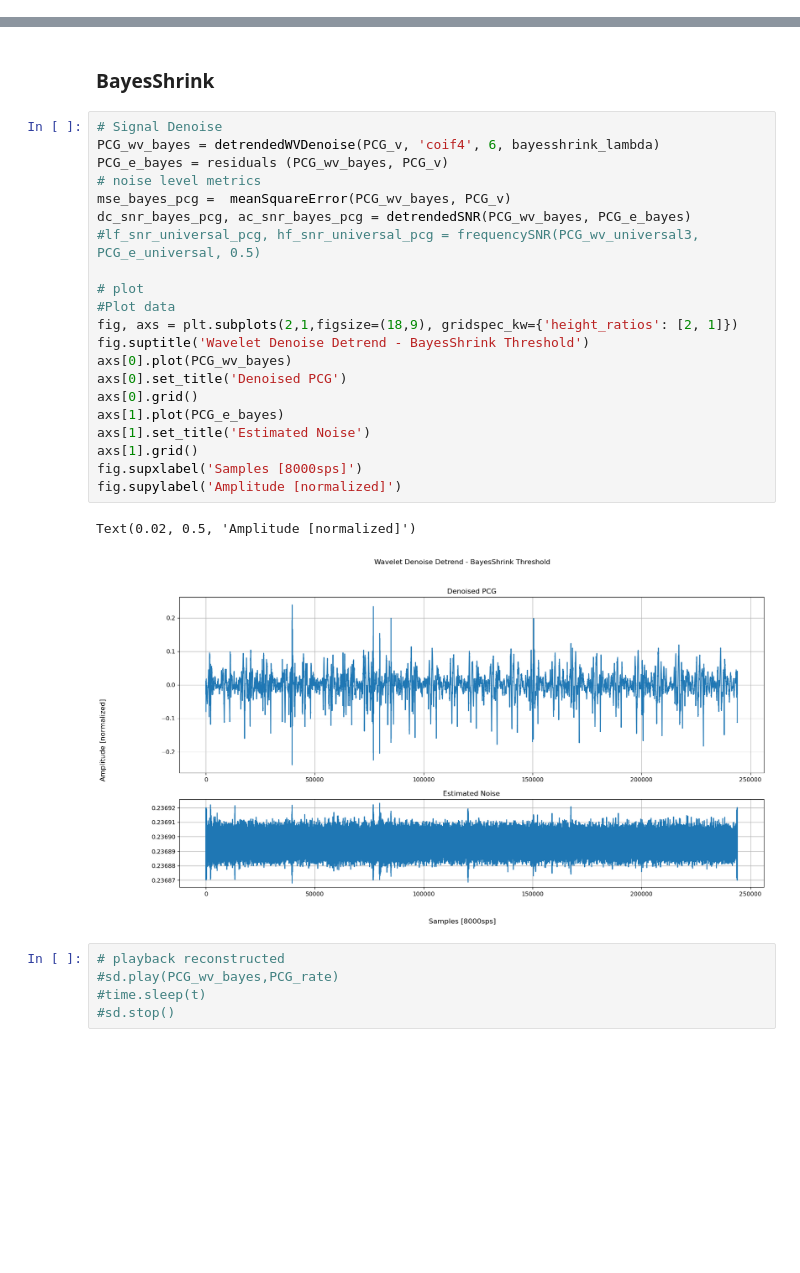
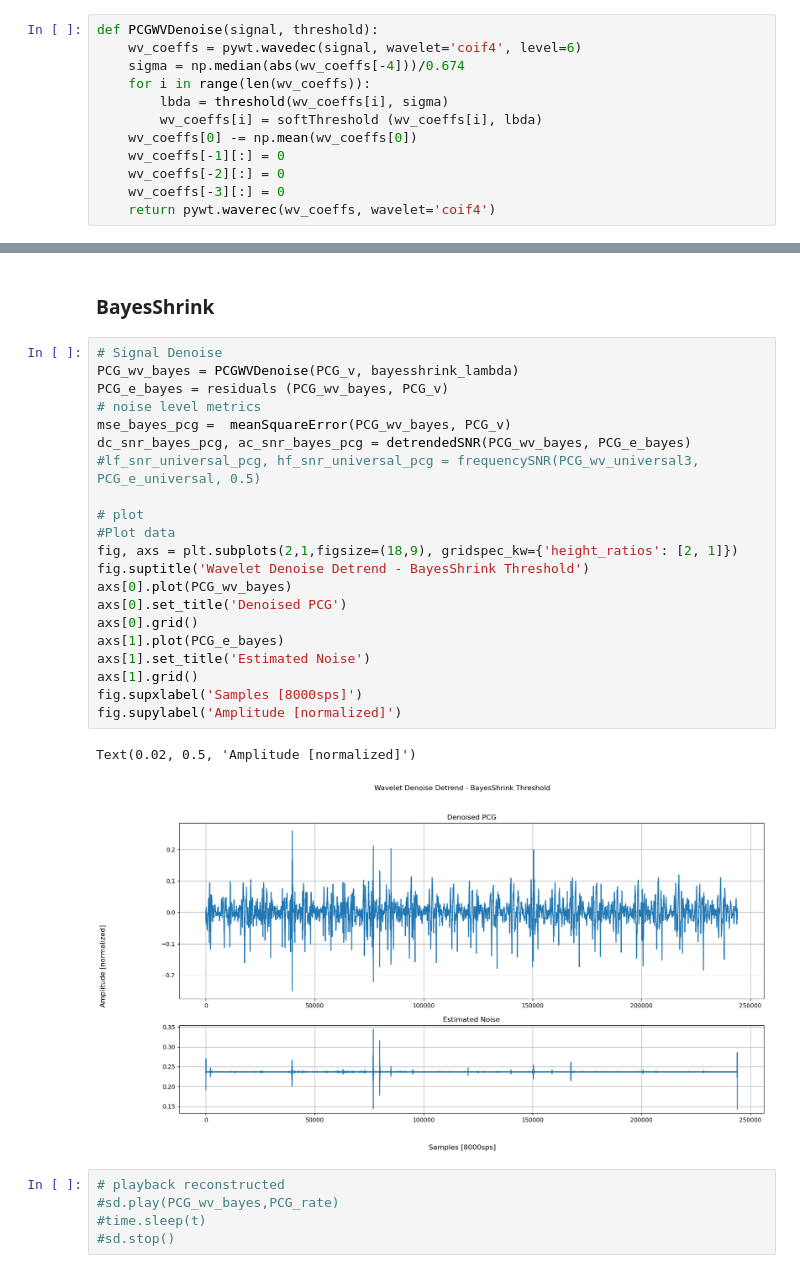
Before and after one commit to DanielProanoGuevara/Multimodal_SQA, a Jupyter notebook: Wavelet_denoising.ipynb, the cells around one changed output, grey strips where cells are left out. Drawn from its saved outputs; the diff is of its cells as text; blank space fills up the shorter version.

```diff
--- a/Wavelet_denoising.ipynb
+++ b/Wavelet_denoising.ipynb
@@ -690,3 +697,15 @@ Paradoxically, the best results are obtained by the Normal Shrink followed by Un
+# %%
+def PCGWVDenoise(signal, threshold):
+    wv_coeffs = pywt.wavedec(signal, wavelet='coif4', level=6)
+    sigma = np.median(abs(wv_coeffs[-4]))/0.674
+    for i in range(len(wv_coeffs)):
+        lbda = threshold(wv_coeffs[i], sigma)
+        wv_coeffs[i] = softThreshold (wv_coeffs[i], lbda)
+    wv_coeffs[0] -= np.mean(wv_coeffs[0])
+    wv_coeffs[-1][:] = 0
+    wv_coeffs[-2][:] = 0
+    wv_coeffs[-3][:] = 0
+    return pywt.waverec(wv_coeffs, wavelet='coif4')
 # %%
 ## Normalize full-scale
 PCG_v = (PCG ) / (PCG_resolution) #uint 16 bits (scale -0.5;0.5)
@@ -771,28 +790,28 @@ Text(0.02, 0.5, 'Amplitude [normalized]')
 ### BayesShrink
 # %%
 # Signal Denoise
-PCG_wv_bayes = detrendedWVDenoise(PCG_v, 'coif4', 6, bayesshrink_lambda)
+PCG_wv_bayes = PCGWVDenoise(PCG_v, bayesshrink_lambda)
 PCG_e_bayes = residuals (PCG_wv_bayes, PCG_v)
 # noise level metrics
 mse_bayes_pcg =  meanSquareError(PCG_wv_bayes, PCG_v)
 dc_snr_bayes_pcg, ac_snr_bayes_pcg = detrendedSNR(PCG_wv_bayes, PCG_e_bayes)
 #lf_snr_universal_pcg, hf_snr_universal_pcg = frequencySNR(PCG_wv_universal3, PCG_e_universal, 0.5)
 
 # plot
 #Plot data
 fig, axs = plt.subplots(2,1,figsize=(18,9), gridspec_kw={'height_ratios': [2, 1]})
 fig.suptitle('Wavelet Denoise Detrend - BayesShrink Threshold')
 axs[0].plot(PCG_wv_bayes)
 axs[0].set_title('Denoised PCG')
 axs[0].grid()
 axs[1].plot(PCG_e_bayes)
 axs[1].set_title('Estimated Noise')
 axs[1].grid()
 fig.supxlabel('Samples [8000sps]')
 fig.supylabel('Amplitude [normalized]')
 # %% [output]
 Text(0.02, 0.5, 'Amplitude [normalized]')
-[figure, old version]
+[figure, new version]
 # %%
 # playback reconstructed
 #sd.play(PCG_wv_bayes,PCG_rate)
```
Also changed, not shown: parts of 19 cells of this notebook, 2 other files.
